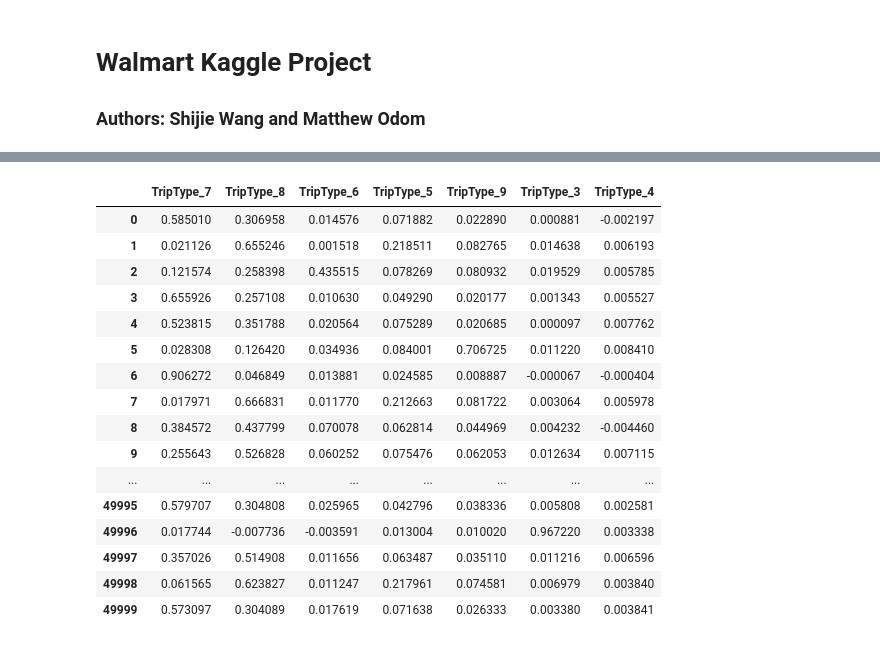
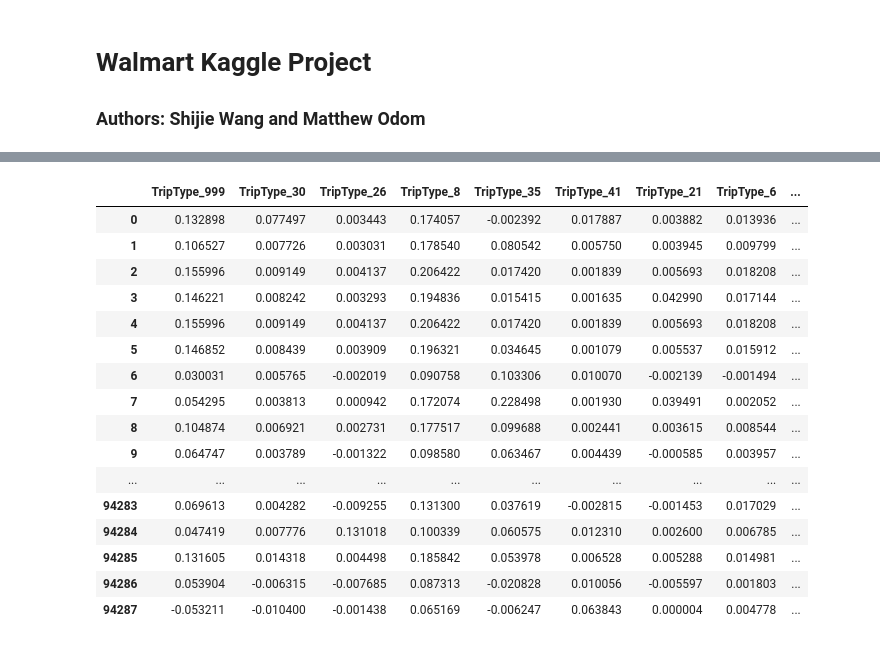
Before and after one commit to swang34/Walmart_Kaggle_Project, a Jupyter notebook: Walmart_Script.ipynb, the cells around one changed output, grey strips where cells are left out. Saved outputs shown, nothing was run; the diff lists cells and outputs as text; code cells hidden in the pictures.

```diff
--- a/Walmart_Script.ipynb
+++ b/Walmart_Script.ipynb
@@ -13,22 +13,50 @@ import numpy as np
 import statsmodels.api as sm
 import random
 
-# load the datasets
+# load and prepare the training dataset for modeling
 train = pd.read_csv("train.csv")
+train = train.dropna()
+train = train.ix[:, (train.columns != 'FinelineNumber') & (train.columns != 'Upc')]
+
+# aggregate ScanCount by DepartmentDescription for each VisitNumber
+data_1 = train.pivot_table(index = 'VisitNumber', columns = 'DepartmentDescription', values = 'ScanCount',
+                           aggfunc = np.sum, fill_value=0)
+data_1['VisitNumber'] = data_1.index
+
+# get unique Trip Type, VisitNumber, and Weekday
+temp = train.drop(train.columns[[3,4]], axis=1)
+temp = temp.drop_duplicates()
+
+train = pd.merge(temp, data_1, on = 'VisitNumber')
 train = pd.get_dummies(train)
-train = train.dropna()
 
+# load and prepare the testing dataset for modeling
 test = pd.read_csv("test.csv")
+test = test.dropna()
+test = test.ix[:, (test.columns != 'FinelineNumber') & (test.columns != 'Upc')]
+
+# aggregate ScanCount by DepartmentDescription for each VisitNumber
+data_1 = test.pivot_table(index = 'VisitNumber', columns = 'DepartmentDescription', values = 'ScanCount',
+                           aggfunc = np.sum, fill_value=0)
+data_1['VisitNumber'] = data_1.index
+
+# get unique Trip Type, VisitNumber, and Weekday
+temp = test.drop(test.columns[[2,3]], axis=1)
+temp = temp.drop_duplicates()
+
+test = pd.merge(temp, data_1, on = 'VisitNumber')
 test = pd.get_dummies(test)
-test = test.dropna()
 
-# subset for algorithm build
-data = train[train["TripType"] <= 10]
-data = data.sample(50000)
+X_test = test.ix[:,test.columns != 'VisitNumber']
+X_test['Intercept'] = 1
 
-# clean dataset for modeling data.ix[random.sample(data.index, 50000)]
+# a subset for algorithm build
+#data = train[train["TripType"] <= 10]
+#data = data.sample(50000)
+data = train
+
 # create a loop for each TripType
-# stack the output of the test
+# stack the output of the test into single submission
 
 TripTypes = data.TripType.unique()
 submission = pd.DataFrame()
@@ -42,15 +70,17 @@ for i in TripTypes:
 
     # convert independent variable into binary
     sample.TripType = np.where(sample.TripType != i, 0, 1)
+    sample['Intercept'] = 1
 
     # set up model
-    X = sample.ix[:,sample.columns != 'TripType']
+    X = sample.ix[:,(sample.columns != 'TripType') & (sample.columns != 'VisitNumber') & (sample.columns != 'HEALTH AND BEAUTY AIDS')]
     y = sample.ix[:,sample.columns == 'TripType']
+
     model = sm.OLS(y,X)
     results = model.fit()
 
     # predict test dataset values
-    yhat = pd.DataFrame(results.predict(X)) # this should be results.predict(test)
+    yhat = pd.DataFrame(results.predict(X_test)) # this should be results.predict(test)
     yhat.columns = ["TripType_%s" % i]
 
     # append columns to submission
@@ -68,17 +108,17 @@ Working on TripType 4
-|  | TripType_7 | TripType_8 | TripType_6 | TripType_5 | TripType_9 | TripType_3 | TripType_4 |
-| 0 | 0.585010 | 0.306958 | 0.014576 | 0.071882 | 0.022890 | 0.000881 | -0.002197 |
-| 1 | 0.021126 | 0.655246 | 0.001518 | 0.218511 | 0.082765 | 0.014638 | 0.006193 |
-| 2 | 0.121574 | 0.258398 | 0.435515 | 0.078269 | 0.080932 | 0.019529 | 0.005785 |
-| 3 | 0.655926 | 0.257108 | 0.010630 | 0.049290 | 0.020177 | 0.001343 | 0.005527 |
-| 4 | 0.523815 | 0.351788 | 0.020564 | 0.075289 | 0.020685 | 0.000097 | 0.007762 |
-| 5 | 0.028308 | 0.126420 | 0.034936 | 0.084001 | 0.706725 | 0.011220 | 0.008410 |
-| 6 | 0.906272 | 0.046849 | 0.013881 | 0.024585 | 0.008887 | -0.000067 | -0.000404 |
-| 7 | 0.017971 | 0.666831 | 0.011770 | 0.212663 | 0.081722 | 0.003064 | 0.005978 |
-| 8 | 0.384572 | 0.437799 | 0.070078 | 0.062814 | 0.044969 | 0.004232 | -0.004460 |
-| 9 | 0.255643 | 0.526828 | 0.060252 | 0.075476 | 0.062053 | 0.012634 | 0.007115 |
-| ... | ... | ... | ... | ... | ... | ... | ... |
-| 49995 | 0.579707 | 0.304808 | 0.025965 | 0.042796 | 0.038336 | 0.005808 | 0.002581 |
-| 49996 | 0.017744 | -0.007736 | -0.003591 | 0.013004 | 0.010020 | 0.967220 | 0.003338 |
-| 49997 | 0.357026 | 0.514908 | 0.011656 | 0.063487 | 0.035110 | 0.011216 | 0.006596 |
-| 49998 | 0.061565 | 0.623827 | 0.011247 | 0.217961 | 0.074581 | 0.006979 | 0.003840 |
-| 49999 | 0.573097 | 0.304089 | 0.017619 | 0.071638 | 0.026333 | 0.003380 | 0.003841 |
+|  | TripType_999 | TripType_30 | TripType_26 | TripType_8 | TripType_35 | TripType_41 | TripType_21 | TripType_6 | ... |
+| 0 | 0.132898 | 0.077497 | 0.003443 | 0.174057 | -0.002392 | 0.017887 | 0.003882 | 0.013936 | ... |
+| 1 | 0.106527 | 0.007726 | 0.003031 | 0.178540 | 0.080542 | 0.005750 | 0.003945 | 0.009799 | ... |
+| 2 | 0.155996 | 0.009149 | 0.004137 | 0.206422 | 0.017420 | 0.001839 | 0.005693 | 0.018208 | ... |
+| 3 | 0.146221 | 0.008242 | 0.003293 | 0.194836 | 0.015415 | 0.001635 | 0.042990 | 0.017144 | ... |
+| 4 | 0.155996 | 0.009149 | 0.004137 | 0.206422 | 0.017420 | 0.001839 | 0.005693 | 0.018208 | ... |
+| 5 | 0.146852 | 0.008439 | 0.003909 | 0.196321 | 0.034645 | 0.001079 | 0.005537 | 0.015912 | ... |
+| 6 | 0.030031 | 0.005765 | -0.002019 | 0.090758 | 0.103306 | 0.010070 | -0.002139 | -0.001494 | ... |
+| 7 | 0.054295 | 0.003813 | 0.000942 | 0.172074 | 0.228498 | 0.001930 | 0.039491 | 0.002052 | ... |
+| 8 | 0.104874 | 0.006921 | 0.002731 | 0.177517 | 0.099688 | 0.002441 | 0.003615 | 0.008544 | ... |
+| 9 | 0.064747 | 0.003789 | -0.001322 | 0.098580 | 0.063467 | 0.004439 | -0.000585 | 0.003957 | ... |
+| ... | ... | ... | ... | ... | ... | ... | ... | ... | ... |
+| 94283 | 0.069613 | 0.004282 | -0.009255 | 0.131300 | 0.037619 | -0.002815 | -0.001453 | 0.017029 | ... |
+| 94284 | 0.047419 | 0.007776 | 0.131018 | 0.100339 | 0.060575 | 0.012310 | 0.002600 | 0.006785 | ... |
+| 94285 | 0.131605 | 0.014318 | 0.004498 | 0.185842 | 0.053978 | 0.006528 | 0.005288 | 0.014981 | ... |
+| 94286 | 0.053904 | -0.006315 | -0.007685 | 0.087313 | -0.020828 | 0.010056 | -0.005597 | 0.001803 | ... |
+| 94287 | -0.053211 | -0.010400 | -0.001438 | 0.065169 | -0.006247 | 0.063843 | 0.000004 | 0.004778 | ... |
```
Also changed, not shown: parts of 6 cells of this notebook.
